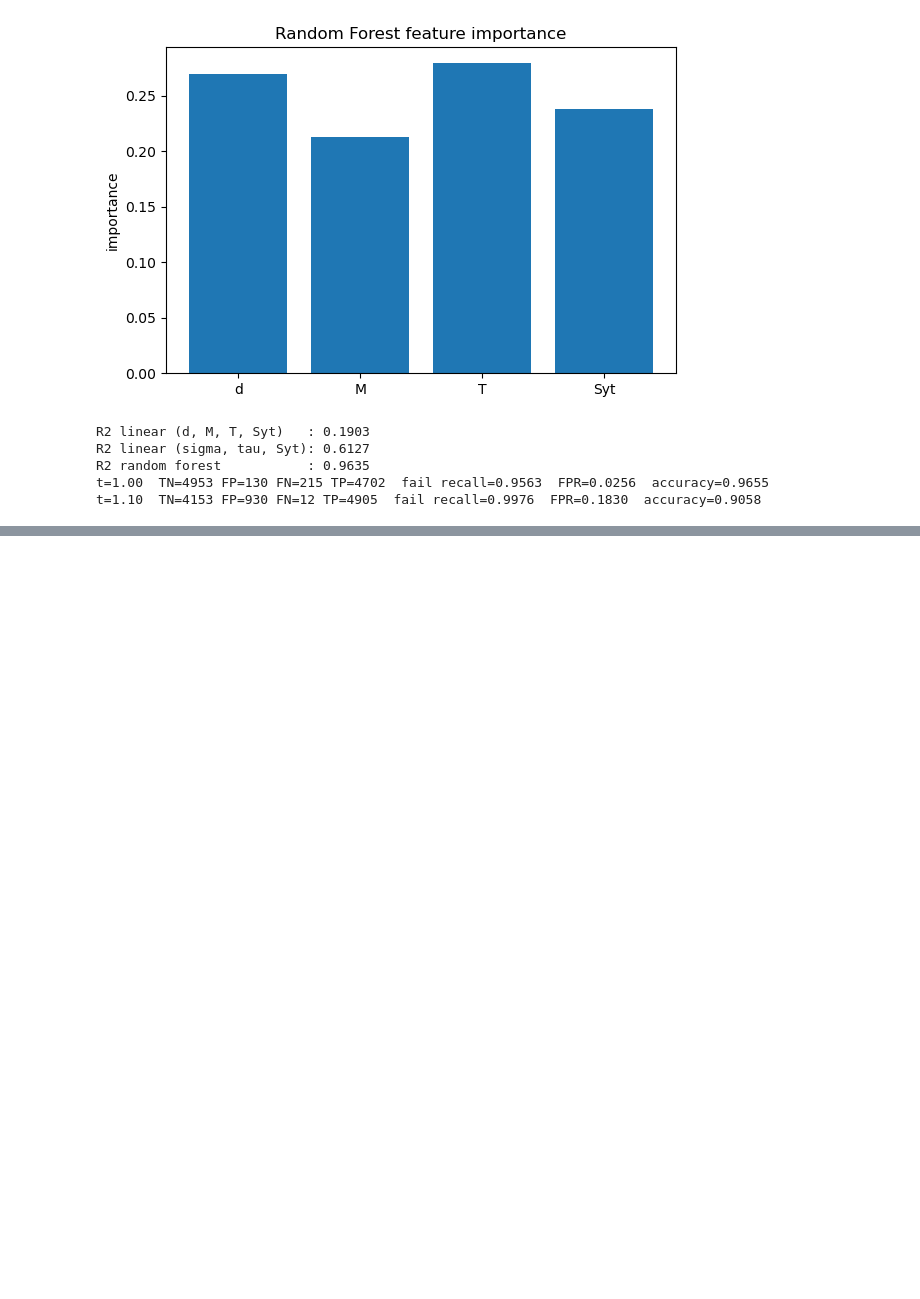
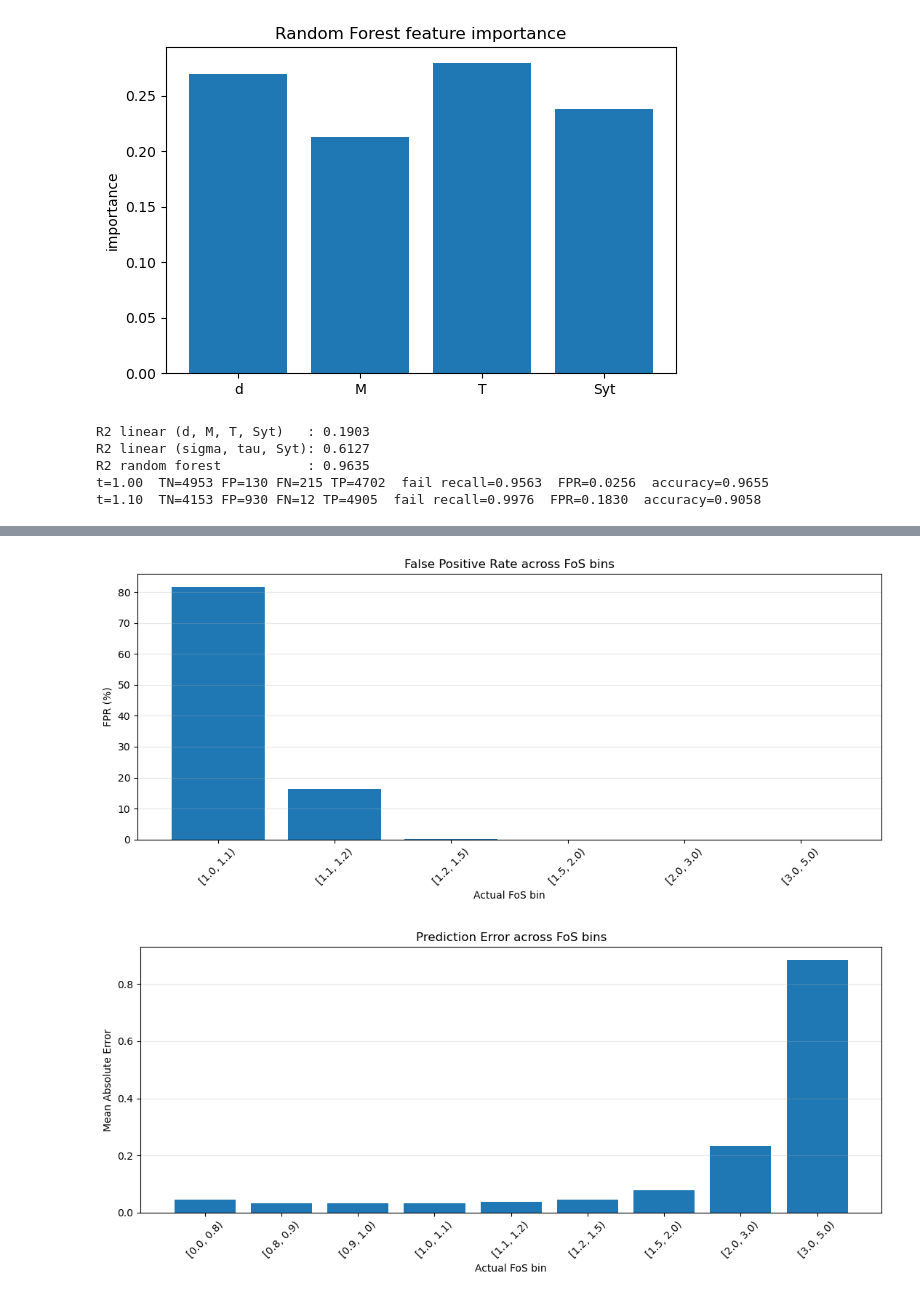
Before and after one commit to YogeshKumarcoder/Shaft-Failure-Prediction, a Jupyter notebook: data_generation.ipynb, the cells around one changed output, grey strips where cells are left out. Cells and saved outputs as stored; diff of their text form; code cells hidden in the pictures; blank space fills up the shorter version.

```diff
--- a/data_generation.ipynb
+++ b/data_generation.ipynb
@@ -891,0 +987,33 @@ t=1.10  TN=4153 FP=930 FN=12 TP=4905  fail recall=0.9976  FPR=0.1830  accuracy=0
+# %%
+import matplotlib.pyplot as plt
+
+# Plot 1: FPR by FoS bin
+plt.figure(figsize=(11, 5))
+plt.bar(
+    summary["FoS_bin"].astype(str),
+    summary["FPR"] * 100
+)
+plt.xlabel("Actual FoS bin")
+plt.ylabel("FPR (%)")
+plt.title("False Positive Rate across FoS bins")
+plt.xticks(rotation=45)
+plt.grid(axis="y", alpha=0.3)
+plt.tight_layout()
+plt.show()
+
+# Plot 2: MAE by FoS bin
+plt.figure(figsize=(11, 5))
+plt.bar(
+    summary["FoS_bin"].astype(str),
+    summary["MAE"]
+)
+plt.xlabel("Actual FoS bin")
+plt.ylabel("Mean Absolute Error")
+plt.title("Prediction Error across FoS bins")
+plt.xticks(rotation=45)
+plt.grid(axis="y", alpha=0.3)
+plt.tight_layout()
+plt.show()
+# %% [output]
+[figure, added]
+[figure, added]
```
Also changed, not shown: parts of 13 cells of this notebook, 2 other files.
